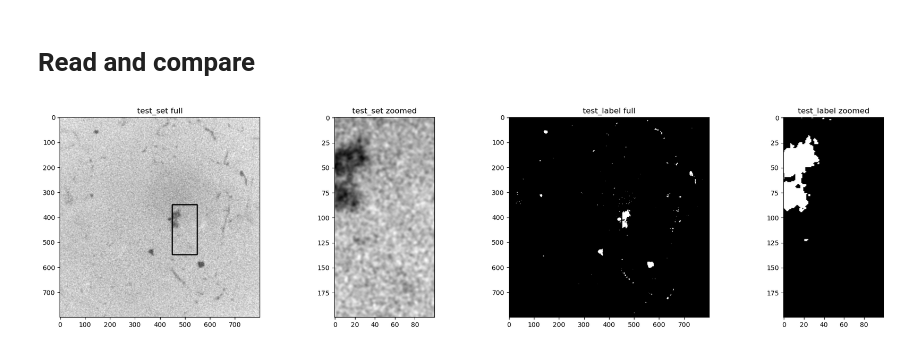
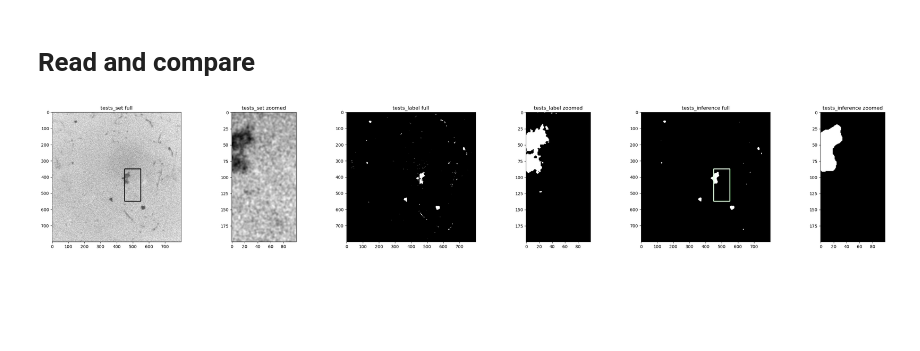
Before and after one commit to Lai-shixuan/Soil-Column-Procedures, a Jupyter notebook: tools.ipynb, the cells around one changed output. Cells and saved outputs as stored; diff of their text form; code cells hidden in the pictures; blank space fills up the shorter version.

Commit message:
U-Net模型初稿，并且用tools文件进行了可视化，对比了原图、label图和模型分割后的图。关于U-Net的精度、评价标准等还有待改进。

```diff
--- a/tools.ipynb
+++ b/tools.ipynb
@@ -34,12 +34,13 @@ Image procession completely!
 # %%
 from API_functions import file_compare as fc
 
 db = fc.ImageDatabase()
 # image_processor.add_result('pre_processed', tpi.user_threshold(image_processor.image, 160))
 zoom = fc.ZoomRegion(350, 450, 100, 200)
-db.add_additional_folder('e:/3.Experimental_Data/DL_Data_raw/tests/', 'test_set')
-db.add_additional_folder('e:/3.Experimental_Data/DL_Data_raw/tests_labels/', 'test_label')
+db.add_additional_folder('e:/3.Experimental_Data/DL_Data_raw/tests/', 'tests_set')
+db.add_additional_folder('e:/3.Experimental_Data/DL_Data_raw/tests_labels/', 'tests_label')
+db.add_additional_folder('e:/3.Experimental_Data/DL_Data_raw/tests_inference/', 'tests_inference')
 image_processor = db.get_image_processor('002_ou_DongYing_13636_roi_selected.png')
-image_processor.show_images('test_set', 'test_label', zoom_region=zoom)
+image_processor.show_images('tests_set', 'tests_label', 'tests_inference', zoom_region=zoom)
 # %% [output]
-[figure, old version]
+[figure, new version]
```
Also changed, not shown: 1 other file.
